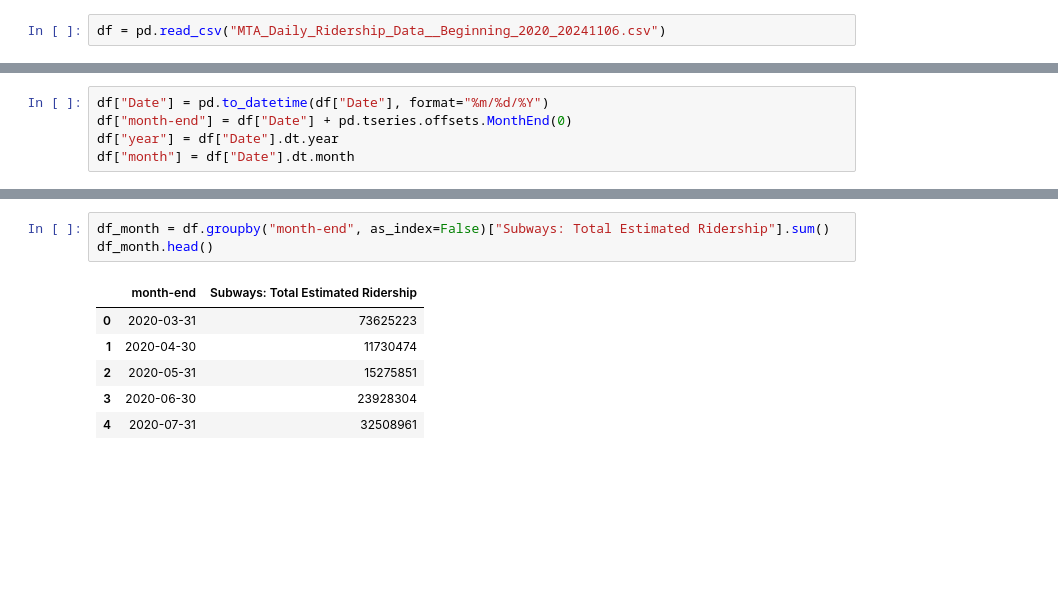
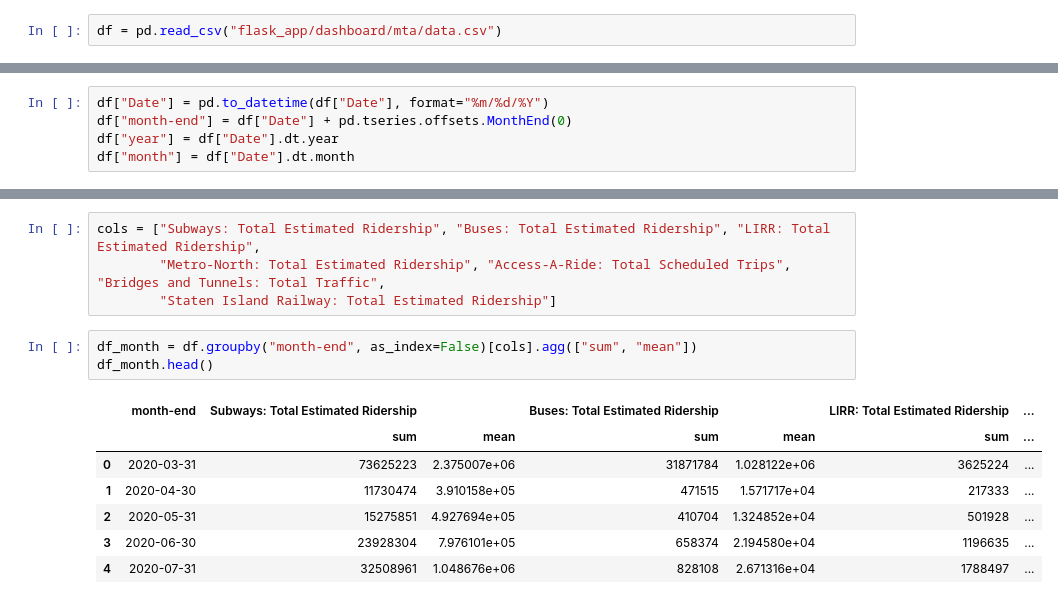
Before and after one commit to echanx-24/mta_dash_app, a Jupyter notebook: notebook.ipynb, the cells around one changed output, grey strips where cells are left out. Saved outputs shown, nothing was run; the diff lists cells and outputs as text; blank space fills up the shorter version.

```diff
--- a/notebook.ipynb
+++ b/notebook.ipynb
@@ -2,4 +2,4 @@
 import plotly.graph_objects as go
 import pandas as pd
 # %%
-df = pd.read_csv("MTA_Daily_Ridership_Data__Beginning_2020_20241106.csv")
+df = pd.read_csv("flask_app/dashboard/mta/data.csv")
@@ -29,10 +20,15 @@ df.head()
+# %%
+cols = ["Subways: Total Estimated Ridership", "Buses: Total Estimated Ridership", "LIRR: Total Estimated Ridership",
+        "Metro-North: Total Estimated Ridership", "Access-A-Ride: Total Scheduled Trips", "Bridges and Tunnels: Total Traffic",
+        "Staten Island Railway: Total Estimated Ridership"]
 # %%
-df_month = df.groupby("month-end", as_index=False)["Subways: Total Estimated Ridership"].sum()
+df_month = df.groupby("month-end", as_index=False)[cols].agg(["sum", "mean"])
 df_month.head()
 # %% [output]
-|  | month-end | Subways: Total Estimated Ridership |
-| 0 | 2020-03-31 | 73625223 |
-| 1 | 2020-04-30 | 11730474 |
-| 2 | 2020-05-31 | 15275851 |
-| 3 | 2020-06-30 | 23928304 |
-| 4 | 2020-07-31 | 32508961 |
+|  | month-end | Subways: Total Estimated Ridership |  | Buses: Total Estimated Ridership |  | LIRR: Total Estimated Ridership | ... |
+|  |  | sum | mean | sum | mean | sum | ... |
+| 0 | 2020-03-31 | 73625223 | 2.375007e+06 | 31871784 | 1.028122e+06 | 3625224 | ... |
+| 1 | 2020-04-30 | 11730474 | 3.910158e+05 | 471515 | 1.571717e+04 | 217333 | ... |
+| 2 | 2020-05-31 | 15275851 | 4.927694e+05 | 410704 | 1.324852e+04 | 501928 | ... |
+| 3 | 2020-06-30 | 23928304 | 7.976101e+05 | 658374 | 2.194580e+04 | 1196635 | ... |
+| 4 | 2020-07-31 | 32508961 | 1.048676e+06 | 828108 | 2.671316e+04 | 1788497 | ... |
```
Also changed, not shown: parts of 5 cells of this notebook, 10 other files.
